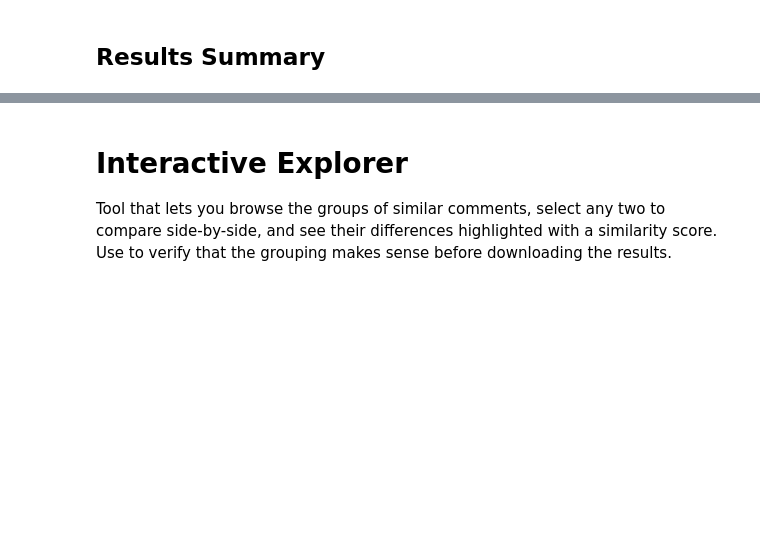
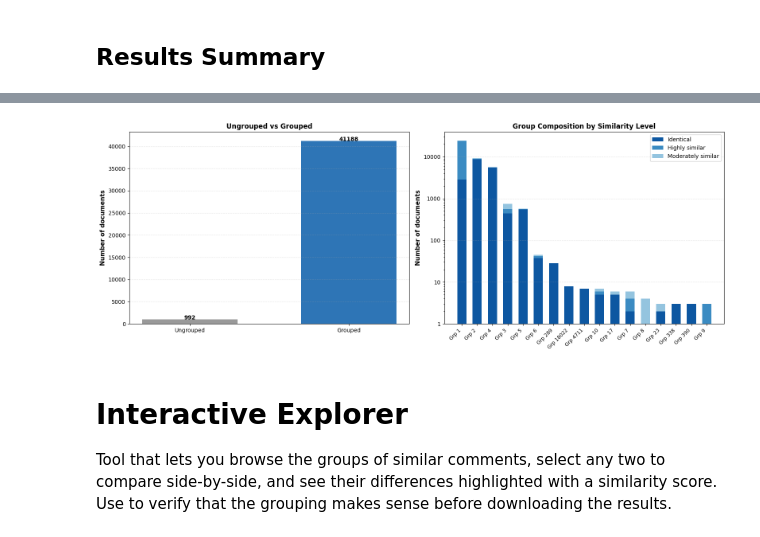
Before and after one commit to ericksbr/deduper, a Jupyter notebook: grouper.ipynb, the cells around one changed output, grey strips where cells are left out. Cells and saved outputs as stored; diff of their text form; code cells hidden in the pictures; blank space fills up the shorter version.

```diff
--- a/grouper.ipynb
+++ b/grouper.ipynb
@@ -974,0 +982,88 @@ plt.show()
+# %%
+# Plot parameters
+MIN_GROUP_SIZE_PLOT = 3
+TOP_N_GROUPS = 40
+
+# Prepare data for plotting
+ungrouped = results[results['group_size'] == 1]
+grouped = results[results['group_size'] > 1]
+
+# Filter by size
+large_groups = grouped[grouped['group_size'] >= MIN_GROUP_SIZE_PLOT]
+large_group_ids = sorted(large_groups['group_id'].unique(),
+                          key=lambda g: large_groups[large_groups['group_id'] == g].iloc[0]['group_size'],
+                          reverse=True)[:TOP_N_GROUPS]
+
+# Build plot data
+plot_data = []
+plot_labels = []
+
+# Ungrouped bar
+plot_labels.append('Ungrouped')
+plot_data.append([len(ungrouped), 0, 0])
+
+# Large groups
+for gid in large_group_ids:
+    g_data = grouped[grouped['group_id'] == gid]
+    counts = g_data['group_label'].value_counts().to_dict()
+    plot_labels.append(f"Grp {gid}")
+    plot_data.append([
+        counts.get('Grouped - Identical', 0),
+        counts.get('Grouped - Highly similar', 0),
+        counts.get('Grouped - Moderately similar', 0)
+    ])
+
+# Convert to arrays for stacking
+plot_data = np.array(plot_data).T
+
+# Create figure with 2 subplots
+fig, (ax1, ax2) = plt.subplots(1, 2, figsize=(16, 6))
+
+# Colors - three shades of blue for the right plot
+blue_colors = [plt.cm.Blues(0.85), plt.cm.Blues(0.65), plt.cm.Blues(0.4)]  # Dark, medium, light blue
+bar_width = 0.6
+
+# --- SUBPLOT 1: Ungrouped vs Grouped Summary ---
+summary_labels = ['Ungrouped', 'Grouped']
+summary_counts = [len(ungrouped), len(grouped)]
+summary_colors = ['#999999', '#2E75B6']
+
+ax1.bar(summary_labels, summary_counts, color=summary_colors, width=bar_width)
+ax1.set_ylabel('Number of documents', fontsize=11, fontweight='bold')
+ax1.set_title('Ungrouped vs Grouped', fontsize=12, fontweight='bold')
+ax1.grid(axis='y', alpha=0.3, linestyle='--')
+for i, v in enumerate(summary_counts):
+    ax1.text(i, v + 10, str(v), ha='center', fontweight='bold')
+
+# --- SUBPLOT 2: Group Composition (stacked bars) ---
+group_plot_labels = plot_labels[1:]
+group_plot_data = [row[1:] for row in plot_data]
+x_pos = np.arange(len(group_plot_labels))
+
+bottom = np.zeros(len(group_plot_labels))
+labels_stack = ['Identical', 'Highly similar', 'Moderately similar']
+
+for i, (row, label, color) in enumerate(zip(group_plot_data, labels_stack, blue_colors)):
+    ax2.bar(x_pos, row, bar_width, label=label, bottom=bottom, color=color)
+    bottom += np.array(row)
+
+ax2.set_ylabel('Number of documents', fontsize=11, fontweight='bold')
+#ax2.set_xlabel('Group (sorted by size)', fontsize=11, fontweight='bold')
+ax2.set_title('Group Composition by Similarity Level', fontsize=12, fontweight='bold')
+ax2.set_xticks(x_pos)
+ax2.set_xticklabels(group_plot_labels, rotation=45, ha='right', fontsize=9)
+ax2.legend(loc='upper right', fontsize=10)
+ax2.grid(axis='y', alpha=0.3, linestyle='--')
+ax2.set_yscale('log')
+ax2.set_yticks([1, 10, 100, 1000, 10000])
+ax2.set_yticklabels(['1', '10', '100', '1000', '10000'])
+
+plt.tight_layout()
+
+# Save
+plot_filename = f"{Path(filepath).stem}_grouped_ylog_plot.png"
+plt.savefig(plot_filename, dpi=100, bbox_inches='tight')
+print(f"✓ Saved plot: {plot_filename}")
+
+plt.show()
+# %% [output]
@@ -975,3 +1071,4 @@ plt.show()
+[figure, added]
 # %% [markdown]
 # Interactive Explorer
 
```
Also changed, not shown: parts of 19 cells of this notebook.
